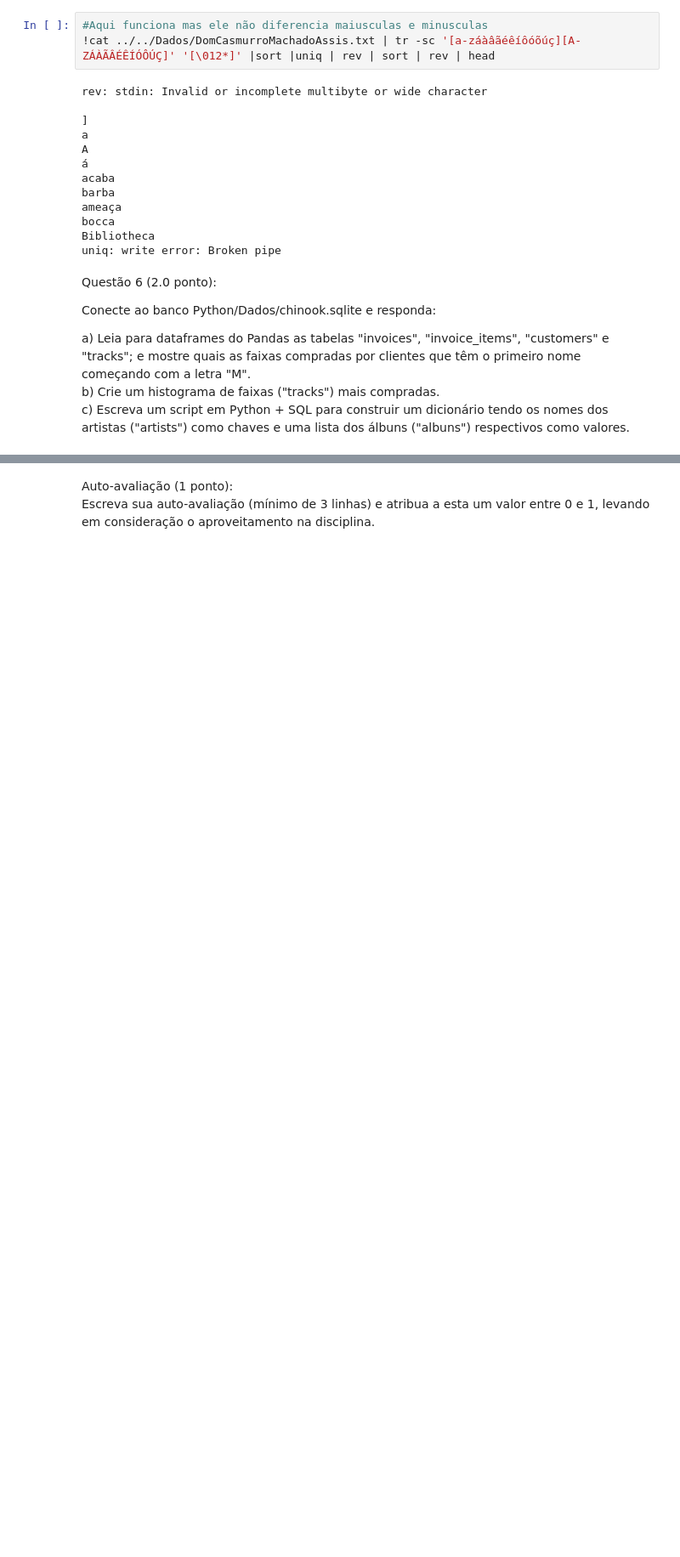
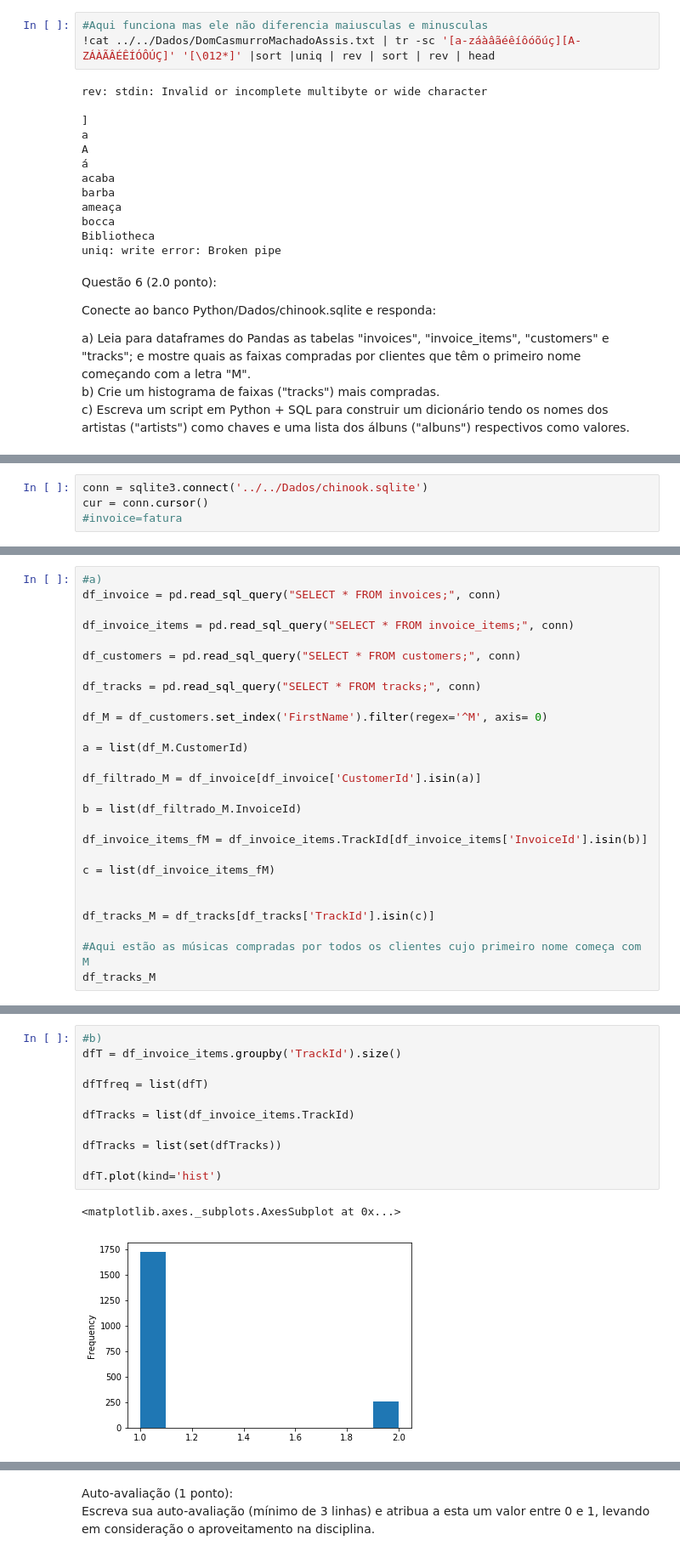
Before and after one commit to Cristiananc/FGV_Programming_Languages, a Jupyter notebook: Python/Exercicios/Avaliacoes/Prova_A2_2018-Cristiana.ipynb, the cells around one changed output, grey strips where cells are left out. Shown at 85% size. Drawn from its saved outputs; the diff is of its cells as text; blank space fills up the shorter version.

```diff
--- a/Python/Exercicios/Avaliacoes/Prova_A2_2018-Cristiana.ipynb
+++ b/Python/Exercicios/Avaliacoes/Prova_A2_2018-Cristiana.ipynb
@@ -313,0 +392,4 @@ c) Escreva um script em Python + SQL para construir um dicionário tendo os nome
+# %%
+conn = sqlite3.connect('../../Dados/chinook.sqlite')
+cur = conn.cursor()
+#invoice=fatura
@@ -313,0 +402,27 @@ c) Escreva um script em Python + SQL para construir um dicionário tendo os nome
+# %%
+#a)
+df_invoice = pd.read_sql_query("SELECT * FROM invoices;", conn)
+
+df_invoice_items = pd.read_sql_query("SELECT * FROM invoice_items;", conn)
+
+df_customers = pd.read_sql_query("SELECT * FROM customers;", conn)
+
+df_tracks = pd.read_sql_query("SELECT * FROM tracks;", conn)
+
+df_M = df_customers.set_index('FirstName').filter(regex='^M', axis= 0)
+
+a = list(df_M.CustomerId)
+
+df_filtrado_M = df_invoice[df_invoice['CustomerId'].isin(a)]
+
+b = list(df_filtrado_M.InvoiceId)
+
+df_invoice_items_fM = df_invoice_items.TrackId[df_invoice_items['InvoiceId'].isin(b)]
+
+c = list(df_invoice_items_fM)
+
+
+df_tracks_M = df_tracks[df_tracks['TrackId'].isin(c)]
+
+#Aqui estão as músicas compradas por todos os clientes cujo primeiro nome começa com M
+df_tracks_M
@@ -313,0 +448,14 @@ c) Escreva um script em Python + SQL para construir um dicionário tendo os nome
+# %%
+#b)
+dfT = df_invoice_items.groupby('TrackId').size()
+
+dfTfreq = list(dfT)
+
+dfTracks = list(df_invoice_items.TrackId)
+
+dfTracks = list(set(dfTracks))
+
+dfT.plot(kind='hist')
+# %% [output]
+<matplotlib.axes._subplots.AxesSubplot at 0x...>
+[figure, added]
```
Also changed, not shown: parts of 25 cells of this notebook, 3 other files.
